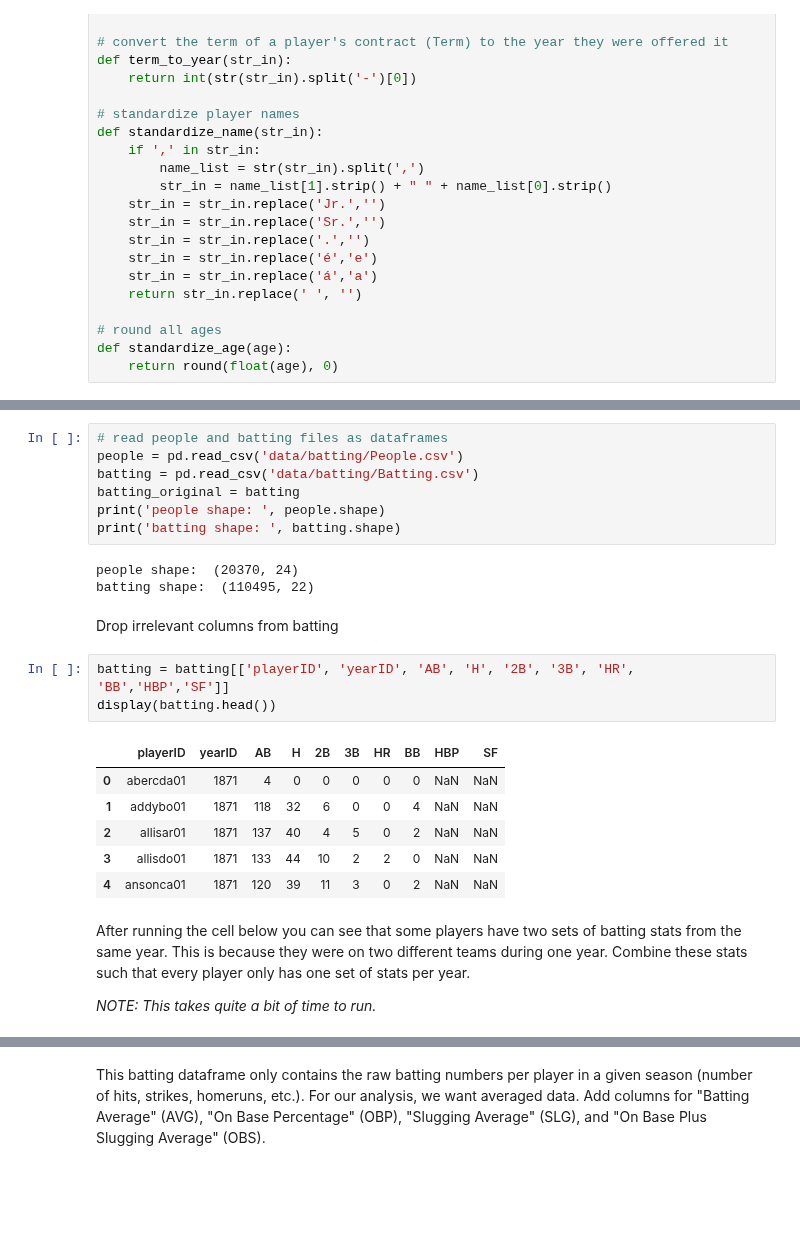
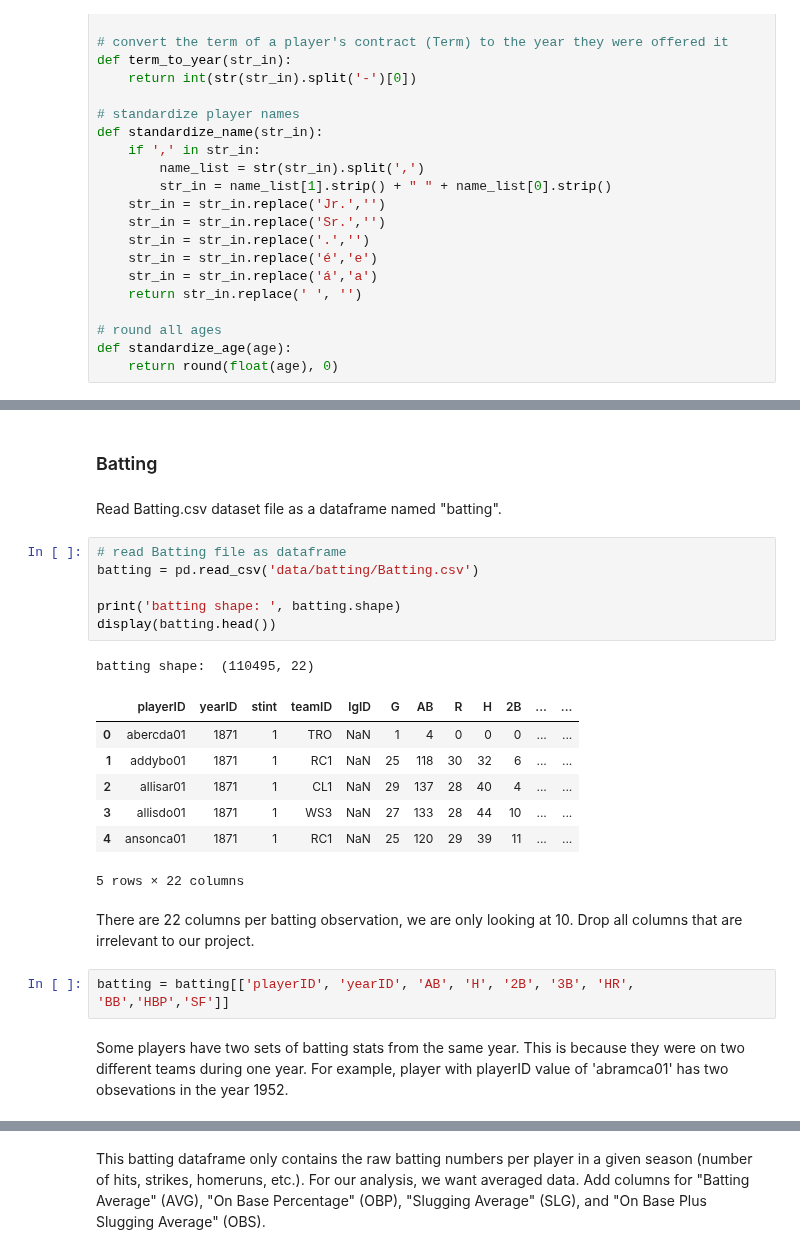
Before and after one commit to leo3friedman/baseball-salary-prediction, a Jupyter notebook: FinalProjectGroup_042-Fa22.ipynb, the cells around one changed output, grey strips where cells are left out. Saved outputs shown, nothing was run; the diff lists cells and outputs as text; blank space fills up the shorter version.

Commit message:
clean up FP data cleaning section

```diff
--- a/FinalProjectGroup_042-Fa22.ipynb
+++ b/FinalProjectGroup_042-Fa22.ipynb
@@ -197,26 +188,25 @@ Read Batting.csv file as a dataframe named "batting". Read People.csv file (a lo
+# %% [markdown]
+### Batting
+# %% [markdown]
+Read Batting.csv dataset file as a dataframe named "batting".
 # %%
-# read people and batting files as dataframes
-people = pd.read_csv('data/batting/People.csv')
+# read Batting file as dataframe
 batting = pd.read_csv('data/batting/Batting.csv')
-batting_original = batting
-print('people shape: ', people.shape)
+
 print('batting shape: ', batting.shape)
+display(batting.head())
 # %% [output]
-people shape:  (20370, 24)
 batting shape:  (110495, 22)
+|  | playerID | yearID | stint | teamID | lgID | G | AB | R | H | 2B | ... | ... |
+| 0 | abercda01 | 1871 | 1 | TRO | NaN | 1 | 4 | 0 | 0 | 0 | ... | ... |
+| 1 | addybo01 | 1871 | 1 | RC1 | NaN | 25 | 118 | 30 | 32 | 6 | ... | ... |
+| 2 | allisar01 | 1871 | 1 | CL1 | NaN | 29 | 137 | 28 | 40 | 4 | ... | ... |
+| 3 | allisdo01 | 1871 | 1 | WS3 | NaN | 27 | 133 | 28 | 44 | 10 | ... | ... |
+| 4 | ansonca01 | 1871 | 1 | RC1 | NaN | 25 | 120 | 29 | 39 | 11 | ... | ... |
+5 rows × 22 columns
-# %% [markdown]
-Drop irrelevant columns from batting
+# %% [markdown]
+There are 22 columns per batting observation, we are only looking at 10. Drop all columns that are irrelevant to our project.
 # %%
 batting = batting[['playerID', 'yearID', 'AB', 'H', '2B', '3B', 'HR', 'BB','HBP','SF']]
-display(batting.head())
-# %% [output]
-|  | playerID | yearID | AB | H | 2B | 3B | HR | BB | HBP | SF |
-| 0 | abercda01 | 1871 | 4 | 0 | 0 | 0 | 0 | 0 | NaN | NaN |
-| 1 | addybo01 | 1871 | 118 | 32 | 6 | 0 | 0 | 4 | NaN | NaN |
-| 2 | allisar01 | 1871 | 137 | 40 | 4 | 5 | 0 | 2 | NaN | NaN |
-| 3 | allisdo01 | 1871 | 133 | 44 | 10 | 2 | 2 | 0 | NaN | NaN |
-| 4 | ansonca01 | 1871 | 120 | 39 | 11 | 3 | 0 | 2 | NaN | NaN |
 # %% [markdown]
-After running the cell below you can see that some players have two sets of batting stats from the same year. This is because they were on two different teams during one year. Combine these stats such that every player only has one set of stats per year.
-
-*NOTE: This takes quite a bit of time to run.*
+Some players have two sets of batting stats from the same year. This is because they were on two different teams during one year. For example, player with playerID value of 'abramca01' has two obsevations in the year 1952.
```
Also changed, not shown: parts of 66 cells of this notebook.
